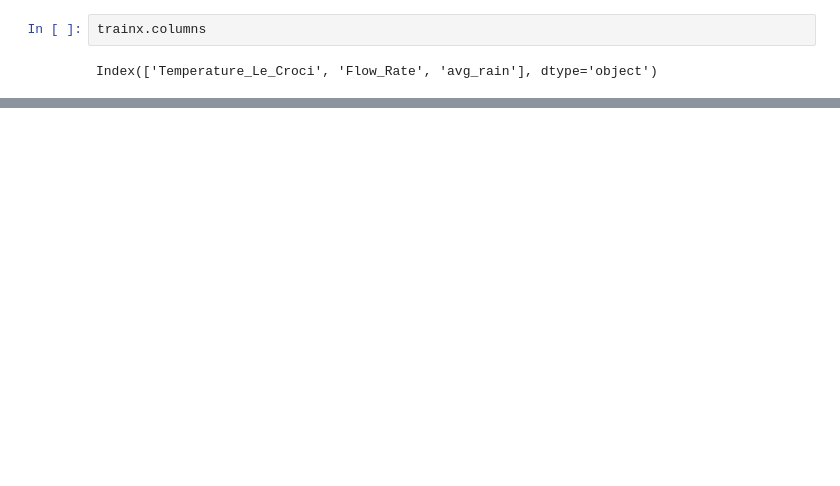
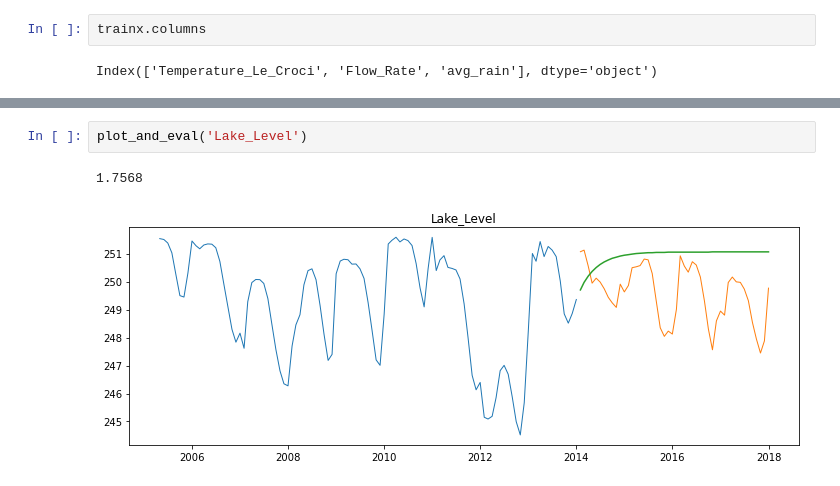
Before and after one commit to Jgardin875/individual_codeup_project, a Jupyter notebook: explore_model.ipynb, the cells around one changed output, grey strips where cells are left out. Saved outputs shown, nothing was run; the diff lists cells and outputs as text; blank space fills up the shorter version.

```diff
--- a/explore_model.ipynb
+++ b/explore_model.ipynb
@@ -358,0 +606,5 @@ Name: Lake_Level, dtype: float64
+# %%
+plot_and_eval('Lake_Level')
+# %% [output]
+1.7568
+[figure, added]
```
Also changed, not shown: parts of 63 cells of this notebook, 3 other files.
